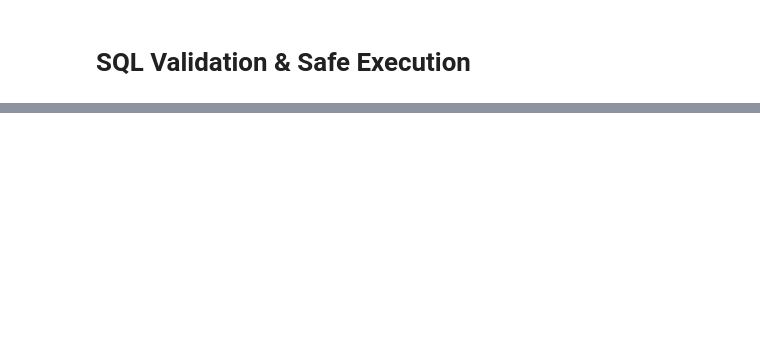
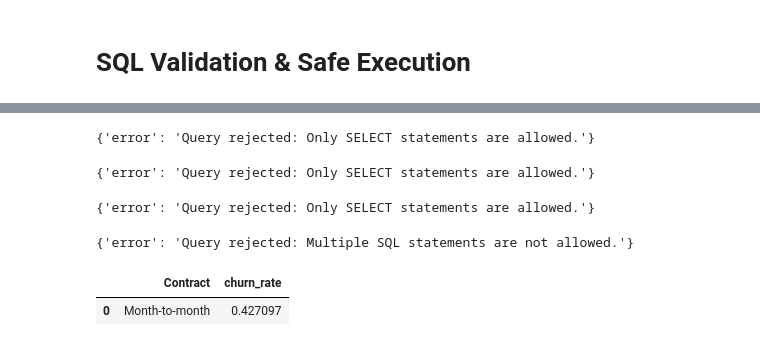
Before and after one commit to AchalaJain/telco-llm-analytics-assistant, a Jupyter notebook: notebooks/01_llm_text_to_sql.ipynb, the cells around one changed output, grey strips where cells are left out. Drawn from its saved outputs; the diff is of its cells as text; code cells hidden in the pictures; blank space fills up the shorter version.

```diff
--- a/notebooks/01_llm_text_to_sql.ipynb
+++ b/notebooks/01_llm_text_to_sql.ipynb
@@ -464,0 +565,14 @@ True
+# %%
+import sqlite3
+
+
+def get_readonly_connection(db_path: str):
+
+    uri = f"file:{db_path}?mode=ro"
+
+    return sqlite3.connect(
+        uri,
+        uri=True
+    )
+# %%
+readonly_conn = get_readonly_connection("telco.db")
@@ -464,0 +665,14 @@ True
+# %%
+sql = """
+SELECT
+    Contract,
+    1.0 * SUM(Churn_Flag) / COUNT(*) AS churn_rate
+FROM customers
+GROUP BY Contract
+ORDER BY churn_rate DESC
+LIMIT 1
+"""
+
+result = run_sql_safely(sql)
+
+print(result)
@@ -464,0 +693,47 @@ True
+# %%
+run_sql_safely(
+    "UPDATE customers SET MonthlyCharges = 0"
+)
+# %% [output]
+{'error': 'Query rejected: Only SELECT statements are allowed.'}
+# %%
+run_sql_safely(
+    "INSERT INTO customers VALUES (...)"
+)
+# %% [output]
+{'error': 'Query rejected: Only SELECT statements are allowed.'}
+# %%
+run_sql_safely(
+    "PRAGMA table_info(customers)"
+)
+# %% [output]
+{'error': 'Query rejected: Only SELECT statements are allowed.'}
+# %%
+run_sql_safely(
+    """
+    SELECT * FROM customers;
+    DROP TABLE customers;
+    """
+)
+# %% [output]
+{'error': 'Query rejected: Multiple SQL statements are not allowed.'}
+# %%
+def display_query_result(result):
+
+    if "error" in result:
+        print("ERROR:", result["error"])
+        return
+
+    result_df = pd.DataFrame(
+        result["rows"],
+        columns=result["columns"]
+    )
+
+    # display(result_df)
+
+    return result_df
+# %%
+display_query_result(result)
+# %% [output]
+|  | Contract | churn_rate |
+| 0 | Month-to-month | 0.427097 |
```
Also changed, not shown: parts of 24 cells of this notebook.
